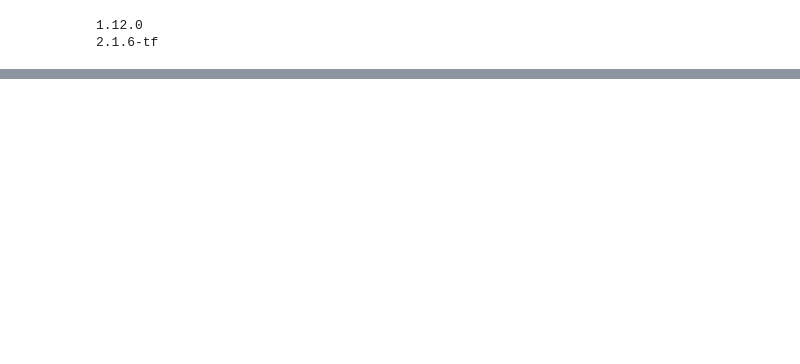
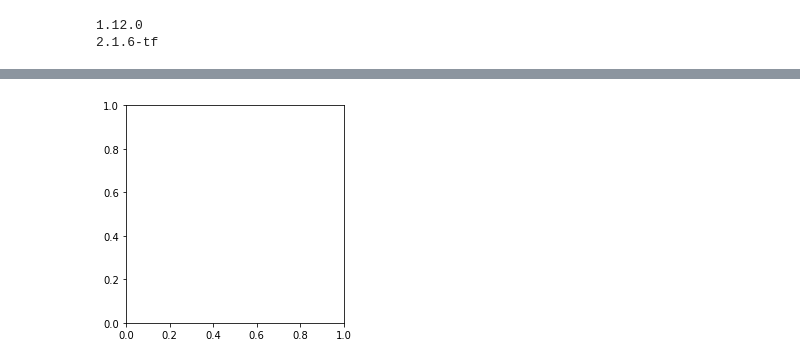
Before and after one commit to joseph-neeraj/AM6016-CA1, a Jupyter notebook: CA1_Sol.ipynb, the cells around one changed output, grey strips where cells are left out. Cells and saved outputs as stored; diff of their text form; code cells hidden in the pictures; blank space fills up the shorter version.

```diff
--- a/CA1_Sol.ipynb
+++ b/CA1_Sol.ipynb
@@ -55,0 +81,11 @@ ValueError: Error when checking target: expected dense_1 to have shape (10,) but
+# %%
+@interact(left=(0, image.size[0]-2), top=(0, image.size[1]-2), right=(0,image.size[0]-2),
+          bottom=(0, image.size[1]-2))
+def cropImage(fileName="cropped.png", left=0, top=0, right=image.size[0], bottom=image.size[1]):
+    croppedImage = image.crop([left, top, right, bottom])
+    plt.close()
+    plt.imshow(croppedImage)
+    croppedImage.save(fileName)
+    plt.show()
+# %% [output]
+[figure, added]
```
Also changed, not shown: parts of 11 cells of this notebook, 1 other file.
